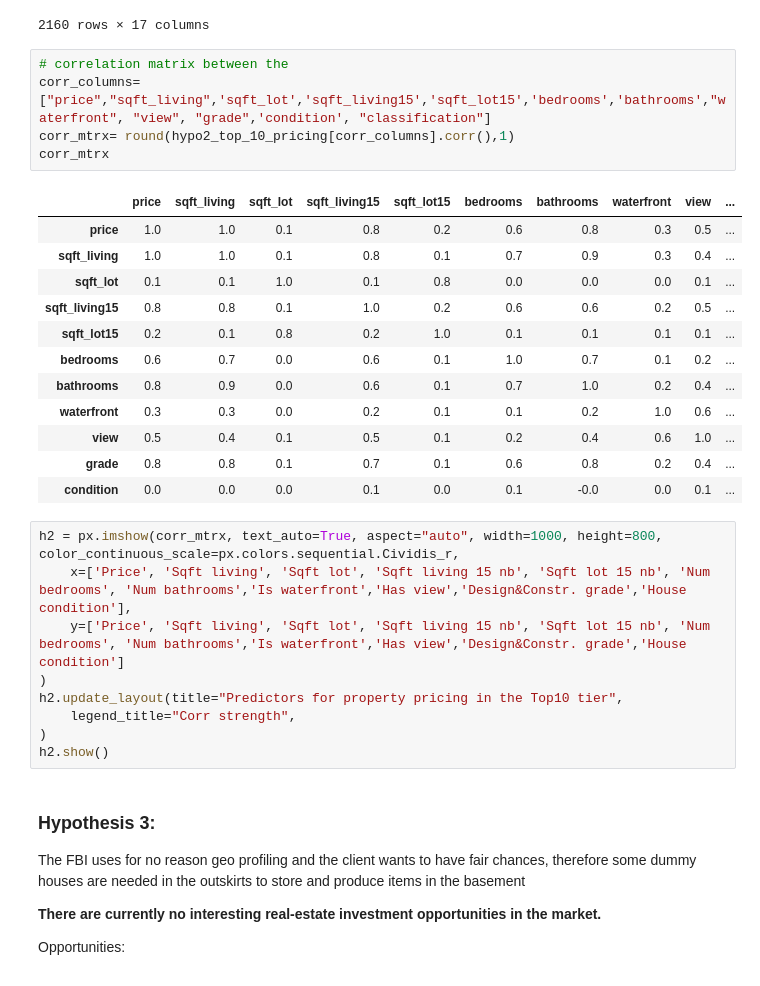
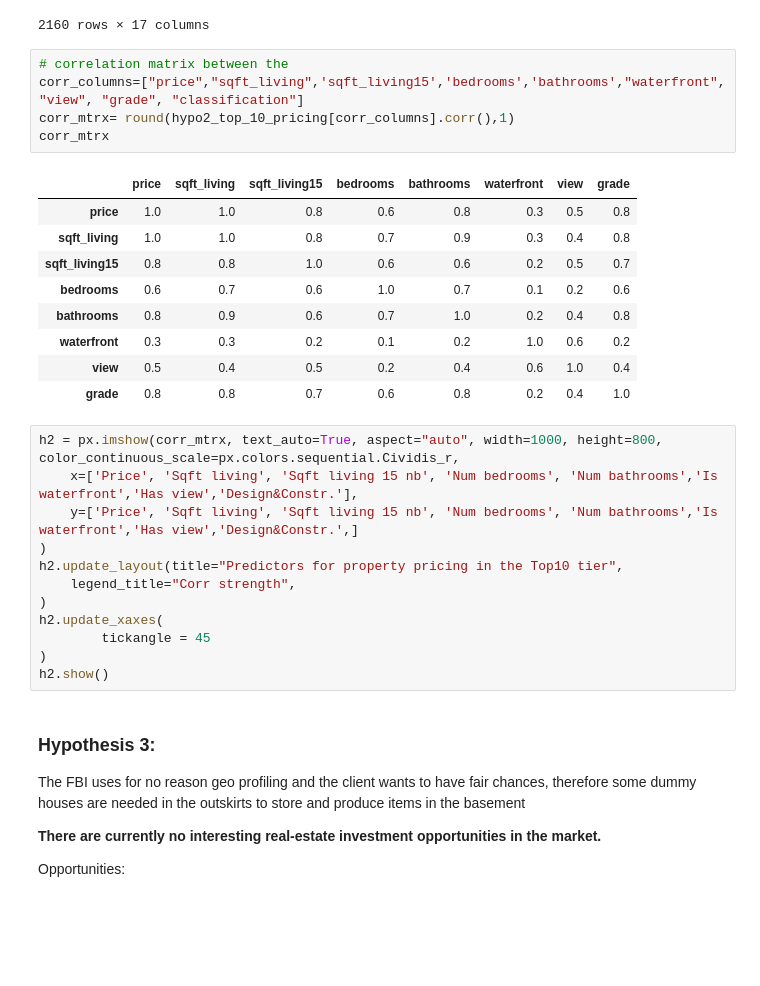
Before and after one commit to FrediThs/eda_project_2022-09, a Jupyter notebook: 03_EDA.ipynb, the cells around one changed output. Saved outputs shown, nothing was run; the diff lists cells and outputs as text; blank space fills up the shorter version.

```diff
--- a/03_EDA.ipynb
+++ b/03_EDA.ipynb
@@ -130,30 +130,30 @@ hypo2_top_10_pricing
 2160 rows × 17 columns
 # %%
 # correlation matrix between the
-corr_columns=["price","sqft_living",'sqft_lot','sqft_living15','sqft_lot15','bedrooms','bathrooms',"waterfront", "view", "grade",'condition', "classification"]
+corr_columns=["price","sqft_living",'sqft_living15','bedrooms','bathrooms',"waterfront", "view", "grade", "classification"]
 corr_mtrx= round(hypo2_top_10_pricing[corr_columns].corr(),1)
 corr_mtrx
 # %% [output]
-|  | price | sqft_living | sqft_lot | sqft_living15 | sqft_lot15 | bedrooms | bathrooms | waterfront | view | ... |
-| price | 1.0 | 1.0 | 0.1 | 0.8 | 0.2 | 0.6 | 0.8 | 0.3 | 0.5 | ... |
-| sqft_living | 1.0 | 1.0 | 0.1 | 0.8 | 0.1 | 0.7 | 0.9 | 0.3 | 0.4 | ... |
-| sqft_lot | 0.1 | 0.1 | 1.0 | 0.1 | 0.8 | 0.0 | 0.0 | 0.0 | 0.1 | ... |
-| sqft_living15 | 0.8 | 0.8 | 0.1 | 1.0 | 0.2 | 0.6 | 0.6 | 0.2 | 0.5 | ... |
-| sqft_lot15 | 0.2 | 0.1 | 0.8 | 0.2 | 1.0 | 0.1 | 0.1 | 0.1 | 0.1 | ... |
-| bedrooms | 0.6 | 0.7 | 0.0 | 0.6 | 0.1 | 1.0 | 0.7 | 0.1 | 0.2 | ... |
-| bathrooms | 0.8 | 0.9 | 0.0 | 0.6 | 0.1 | 0.7 | 1.0 | 0.2 | 0.4 | ... |
-| waterfront | 0.3 | 0.3 | 0.0 | 0.2 | 0.1 | 0.1 | 0.2 | 1.0 | 0.6 | ... |
-| view | 0.5 | 0.4 | 0.1 | 0.5 | 0.1 | 0.2 | 0.4 | 0.6 | 1.0 | ... |
-| grade | 0.8 | 0.8 | 0.1 | 0.7 | 0.1 | 0.6 | 0.8 | 0.2 | 0.4 | ... |
-| condition | 0.0 | 0.0 | 0.0 | 0.1 | 0.0 | 0.1 | -0.0 | 0.0 | 0.1 | ... |
+|  | price | sqft_living | sqft_living15 | bedrooms | bathrooms | waterfront | view | grade |
+| price | 1.0 | 1.0 | 0.8 | 0.6 | 0.8 | 0.3 | 0.5 | 0.8 |
+| sqft_living | 1.0 | 1.0 | 0.8 | 0.7 | 0.9 | 0.3 | 0.4 | 0.8 |
+| sqft_living15 | 0.8 | 0.8 | 1.0 | 0.6 | 0.6 | 0.2 | 0.5 | 0.7 |
+| bedrooms | 0.6 | 0.7 | 0.6 | 1.0 | 0.7 | 0.1 | 0.2 | 0.6 |
+| bathrooms | 0.8 | 0.9 | 0.6 | 0.7 | 1.0 | 0.2 | 0.4 | 0.8 |
+| waterfront | 0.3 | 0.3 | 0.2 | 0.1 | 0.2 | 1.0 | 0.6 | 0.2 |
+| view | 0.5 | 0.4 | 0.5 | 0.2 | 0.4 | 0.6 | 1.0 | 0.4 |
+| grade | 0.8 | 0.8 | 0.7 | 0.6 | 0.8 | 0.2 | 0.4 | 1.0 |
 # %%
 h2 = px.imshow(corr_mtrx, text_auto=True, aspect="auto", width=1000, height=800, color_continuous_scale=px.colors.sequential.Cividis_r,
-    x=['Price', 'Sqft living', 'Sqft lot', 'Sqft living 15 nb', 'Sqft lot 15 nb', 'Num bedrooms', 'Num bathrooms','Is waterfront','Has view','Design&Constr. grade','House condition'],
-    y=['Price', 'Sqft living', 'Sqft lot', 'Sqft living 15 nb', 'Sqft lot 15 nb', 'Num bedrooms', 'Num bathrooms','Is waterfront','Has view','Design&Constr. grade','House condition']
+    x=['Price', 'Sqft living', 'Sqft living 15 nb', 'Num bedrooms', 'Num bathrooms','Is waterfront','Has view','Design&Constr.'],
+    y=['Price', 'Sqft living', 'Sqft living 15 nb', 'Num bedrooms', 'Num bathrooms','Is waterfront','Has view','Design&Constr.',]
 )
 h2.update_layout(title="Predictors for property pricing in the Top10 tier",
     legend_title="Corr strength",
 )
+h2.update_xaxes(
+        tickangle = 45
+)
 h2.show()
 # %% [markdown]
 ### **Hypothesis 3:**
```
Also changed, not shown: parts of 3 cells of this notebook, 5 other files.
